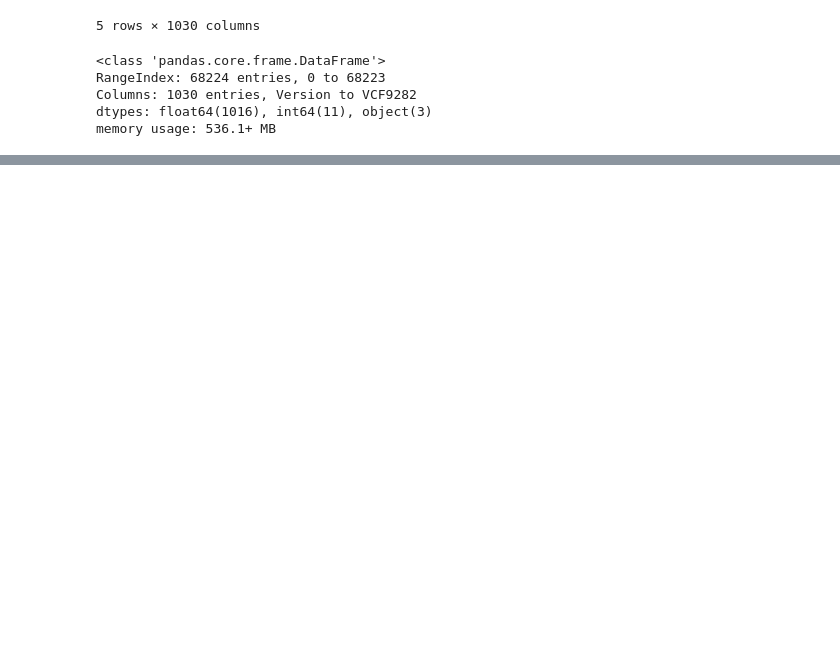
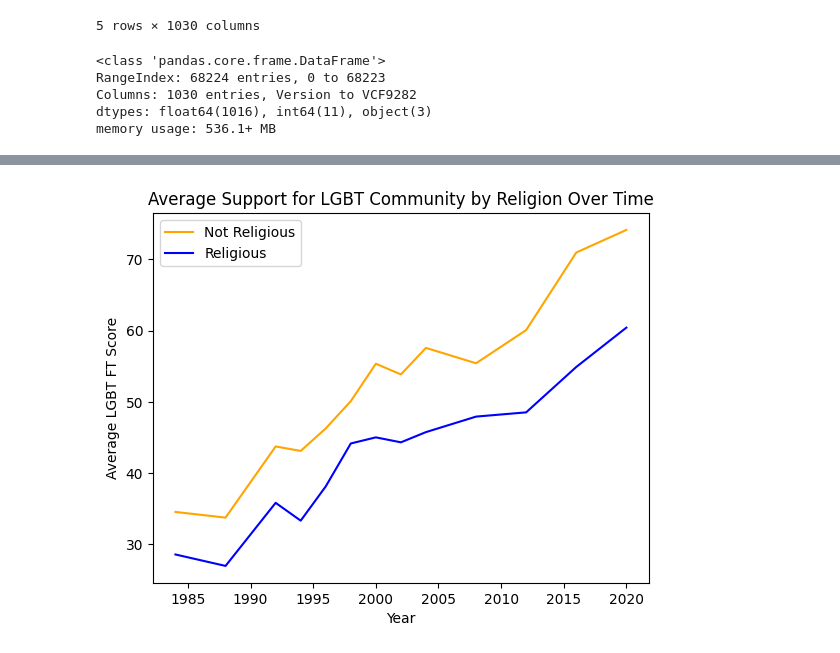
Before and after one commit to VUDataSci/data-presentation-eleanorbeers, a Jupyter notebook: eda_project_anes.ipynb, the cells around one changed output, grey strips where cells are left out. Saved outputs shown, nothing was run; the diff lists cells and outputs as text; code cells hidden in the pictures; blank space fills up the shorter version.

```diff
--- a/eda_project_anes.ipynb
+++ b/eda_project_anes.ipynb
@@ -217,0 +135,23 @@ sns.lineplot(x='year', y='religion', hue='party_id_cat', data=df6, palette=color
+# %%
+# Now we want to break it down by religion
+# Plot w 2 lines (religious and not religious) - still with average ft_lgbt per year
+
+# Define the colors for each category
+colors = {'Religious': 'blue', 'Not Religious': 'orange'}
+
+df3 = df.groupby(['year', 'religion_cat'])['ft_lgbt'].mean().reset_index()
+df3.head()
+
+sns.lineplot(x='year', y='ft_lgbt', hue='religion_cat', data=df3, palette=colors)
+
+# Add titles and labels
+plt.title('Average Support for LGBT Community by Religion Over Time')
+plt.xlabel('Year')
+plt.ylabel('Average LGBT FT Score')
+
+plt.legend(title = False)
+
+# Display the plot
+plt.show()
+# %% [output]
+[figure, added]
```
Also changed, not shown: parts of 38 cells of this notebook.
